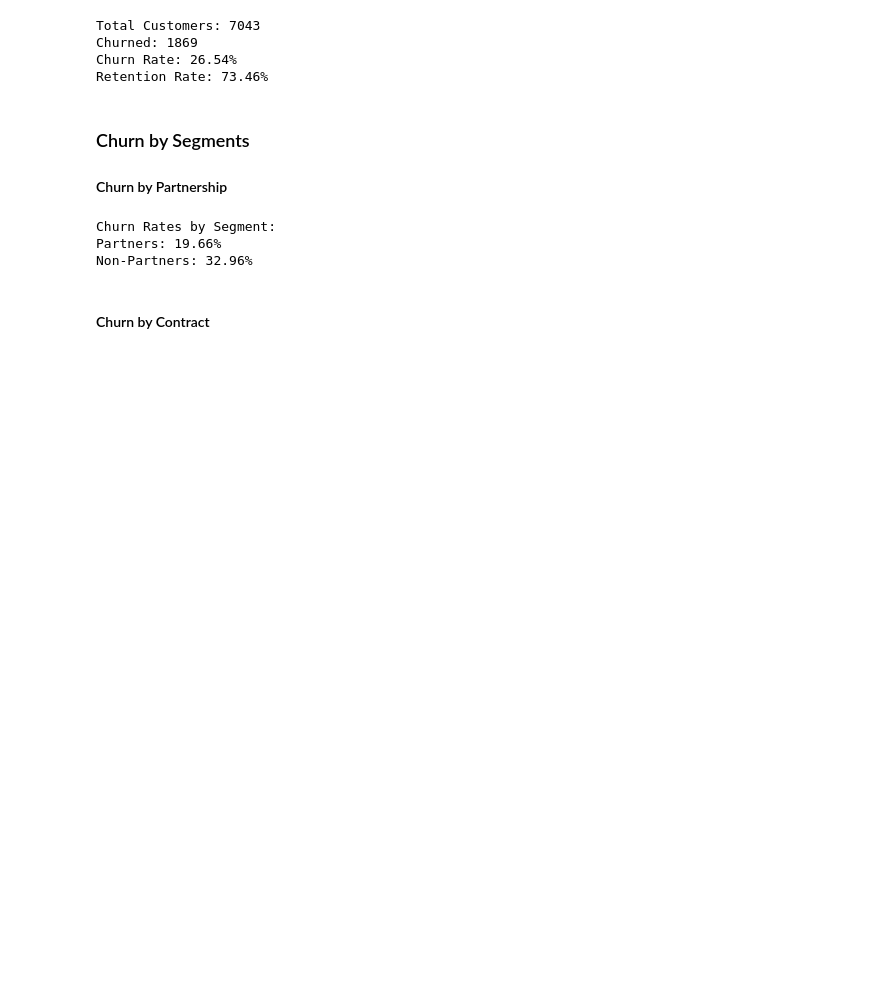
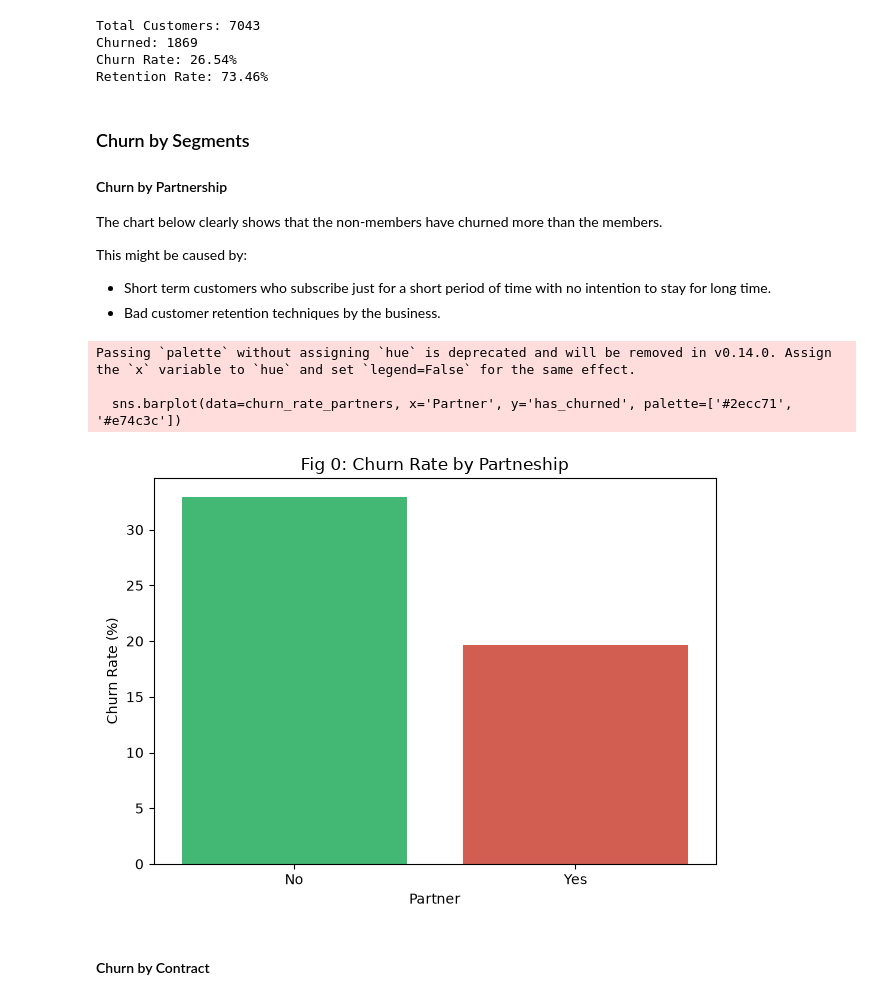
Before and after one commit to AlainRegisDev88/FUTURE_DS_02, a Jupyter notebook: future_interns_task2_.ipynb, the cells around one changed output. Cells and saved outputs as stored; diff of their text form; code cells hidden in the pictures; blank space fills up the shorter version.

Commit message:
Add churn by partnership and markdown analysis

```diff
--- a/future_interns_task2_.ipynb
+++ b/future_interns_task2_.ipynb
@@ -55,22 +55,25 @@ Retention Rate: 73.46%
 # %% [markdown]
 ### Churn by Segments
 #### Churn by Partnership
+The chart below clearly shows that the non-members have churned more than the members.
+
+This might be caused by:
+- Short term customers who subscribe just for a short period of time with no intention to stay for long time.
+- Bad customer retention techniques by the business.
 # %%
-# Your existing segment analysis (paste your code here)
-# Partners
-partners = df[df['Partner'] == 'Yes']
-non_partners = df[df['Partner'] == 'No']
-
-churn_rate_partners = round((partners['Churn'] == 'Yes').mean() * 100, 2)
-churn_rate_non_partners = round((non_partners['Churn'] == 'Yes').mean() * 100, 2)
-
-print("Churn Rates by Segment:")
-print(f"Partners: {churn_rate_partners}%")
-print(f"Non-Partners: {churn_rate_non_partners}%")
+churn_rate_partners = ((df.groupby('Partner')['has_churned'].mean() * 100).round(2)).reset_index()
+plt.figure()
+sns.barplot(data=churn_rate_partners, x='Partner', y='has_churned', palette=['#2ecc71', '#e74c3c'])
+plt.xlabel('Partner')
+plt.ylabel('Churn Rate (%)')
+plt.title('Fig 0: Churn Rate by Partneship')
+plt.tight_layout()
+plt.savefig('./results/00_churn_rate_by_partnership.png', dpi=300)
 # %% [output]
-Churn Rates by Segment:
-Partners: 19.66%
-Non-Partners: 32.96%
+Passing `palette` without assigning `hue` is deprecated and will be removed in v0.14.0. Assign the `x` variable to `hue` and set `legend=False` for the same effect.
+
+  sns.barplot(data=churn_rate_partners, x='Partner', y='has_churned', palette=['#2ecc71', '#e74c3c'])
+[figure, added]
 # %% [markdown]
 #### Churn by Contract
 # %%
```
Also changed, not shown: parts of 1 cell of this notebook, 2 other files.
